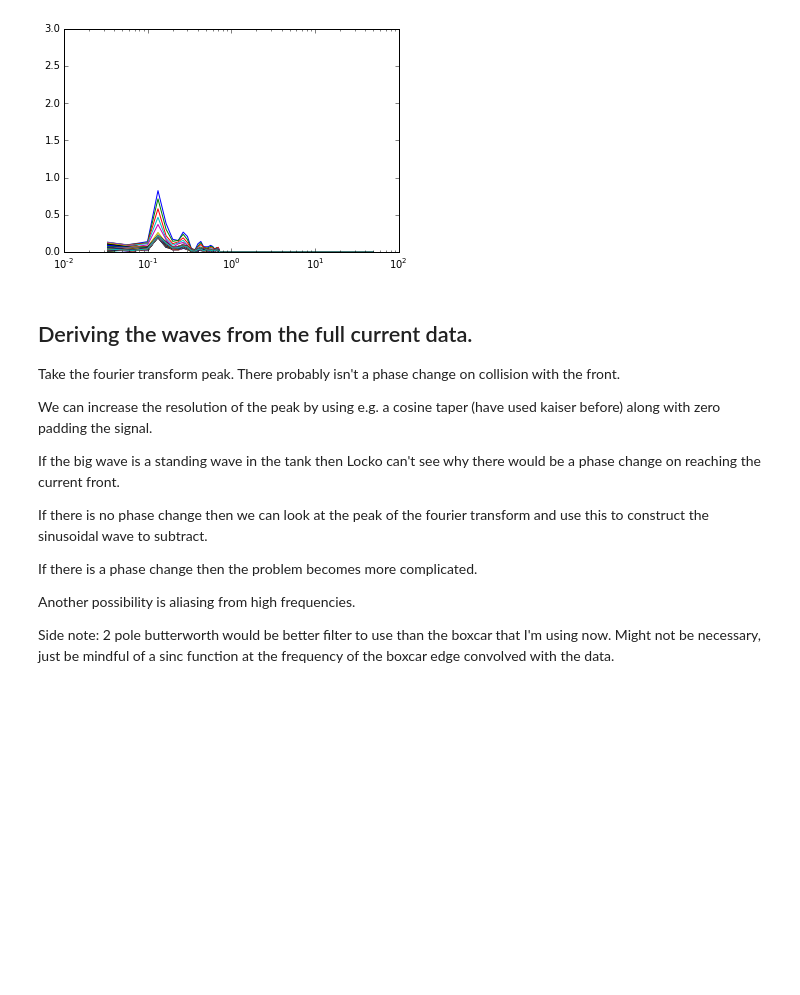
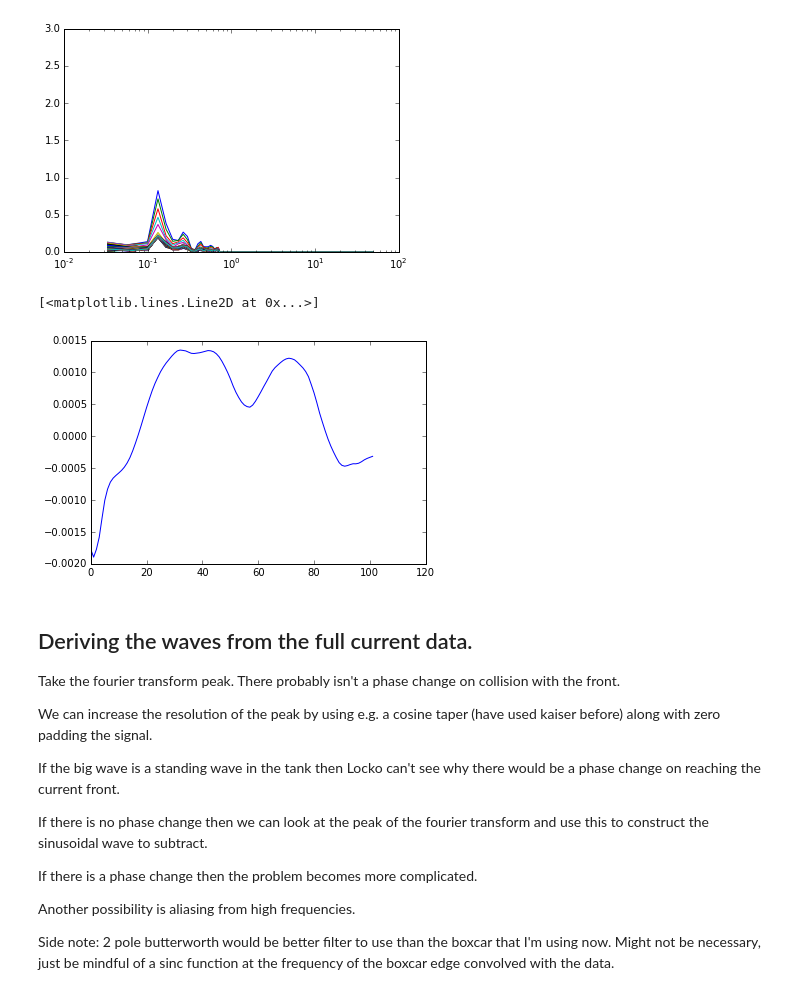
Before and after one commit to aaren/thesis, a Jupyter notebook: chapters/turbulence/wave-subtraction/summary.ipynb, the cells around one changed output. Saved outputs shown, nothing was run; the diff lists cells and outputs as text; code cells hidden in the pictures; blank space fills up the shorter version.

```diff
--- a/chapters/turbulence/wave-subtraction/summary.ipynb
+++ b/chapters/turbulence/wave-subtraction/summary.ipynb
@@ -477,6 +502,13 @@ plt.ylim(0, 3);
 # %% [output]
 [figure]
 [figure]
+# %%
+mvz = r.V[:, :, 4000:].mean(axis=1).mean(axis=1)
+
+plt.plot(mvz)
+# %% [output]
+[<matplotlib.lines.Line2D at 0x...>]
+[figure, added]
 # %% [markdown]
 ## Deriving the waves from the full current data.
 
```
Also changed, not shown: parts of 17 cells of this notebook.
